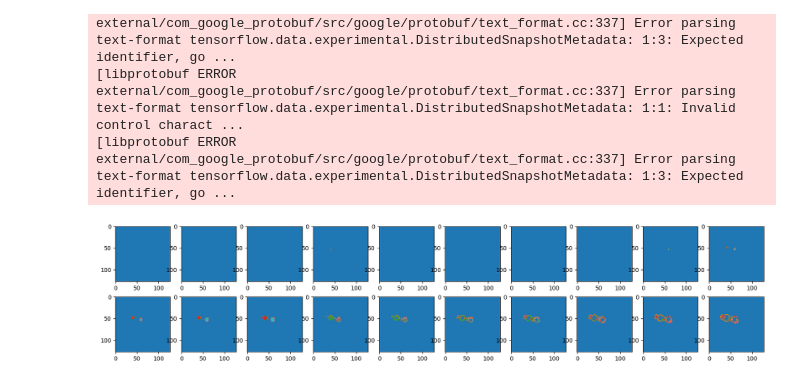
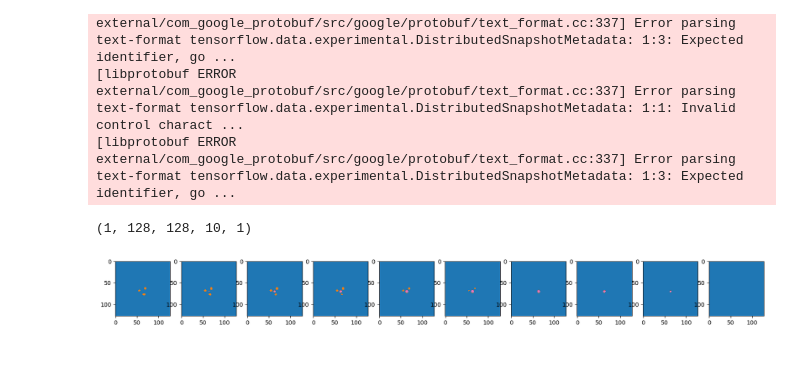
Before and after one commit to LauriKurki/molecule-net, a Jupyter notebook: notebooks/segmentation.ipynb, the cells around one changed output. Drawn from its saved outputs; the diff is of its cells as text; code cells hidden in the pictures.

```diff
--- a/notebooks/segmentation.ipynb
+++ b/notebooks/segmentation.ipynb
@@ -59,9 +61,9 @@ def compute_segmentation_map(mol: ase.Atoms):
         #m = np.where(m < 1e-2, 0, 1)
 
         m = (X - pos[0])**2 + (Y - pos[1])**2 + (Z - pos[2])**2
-        m = np.where(m < 0.2, 1, 0)
+        m = np.where(m < 0.2, atom.number, 0)
 
-        seg += m * atom.number
+        seg += m
 
     return seg
 # %%
@@ -93,10 +95,3 @@ ax.set_ylim(0, 16)
 ax.set_aspect('equal')
 # %% [output]
 [figure]
-# %%
-%matplotlib widget
-fig = plt.figure()
-ax = fig.add_subplot(111, projection='3d')
-ax.voxels(seg > 0, facecolors='white', edgecolor='k')
-ax.set_aspect('equal')
-plt.show()
@@ -113,9 +106,9 @@ config.dataset = "afms_rebias"
 config.root_dir = root_dirs.get_root_dir(config.dataset)
 config.num_workers = 8
 config.batch_size = 1
-config.interpolate_input_z = 20
+#config.interpolate_input_z = 20
 config.sigma = 0.2
-config.target_z_cutoff = 2.0
+config.target_z_cutoff = 1.0
 config.noise_std = 0.2
 # %%
 ds = input_pipeline_seg.get_datasets(config)['train']
@@ -140,10 +133,14 @@ batch = next(ds)
 [libprotobuf ERROR external/com_google_protobuf/src/google/protobuf/text_format.cc:337] Error parsing text-format tensorflow.data.experimental.DistributedSnapshotMetadata: 1:3: Expected identifier, go ...
 # %%
 y = batch['atom_map']
+print(y.shape)
+# %% [output]
+(1, 128, 128, 10, 1)
 # %%
 fig = plt.figure(figsize=(20, 4))
-for i in range(y.shape[-1]):
+for i in range(y.shape[-2]):
     ax = plt.subplot(2, 10, i + 1)
-    ax.imshow(y[0, :, :, i], cmap='tab10')
+    im = ax.imshow(y[0, :, :, i, 0], cmap='tab10', vmin=0, vmax=10)
+    #plt.colorbar(im)
 # %% [output]
-[figure, old version]
+[figure, new version]
```
Also changed, not shown: parts of 5 cells of this notebook.
